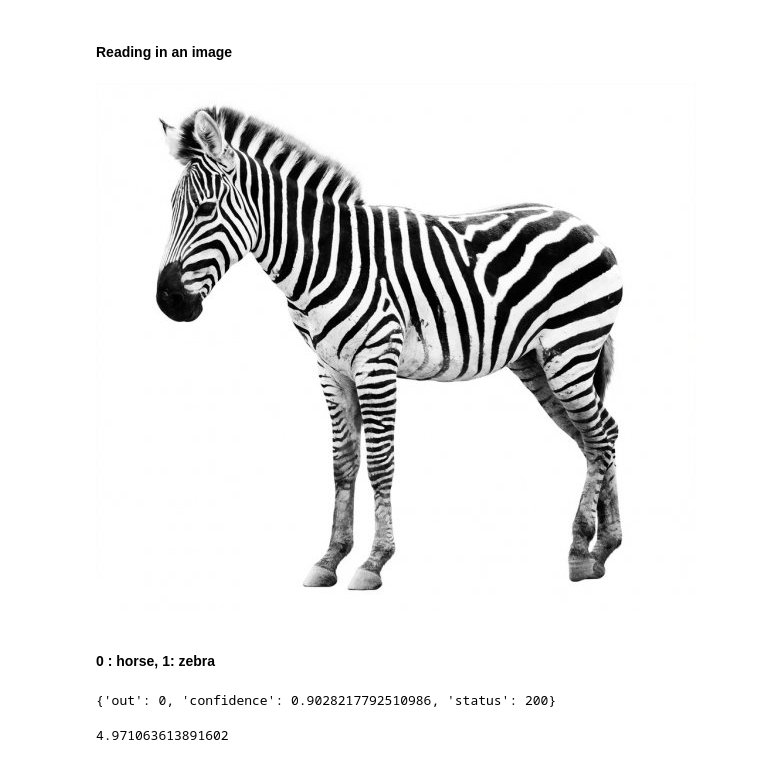
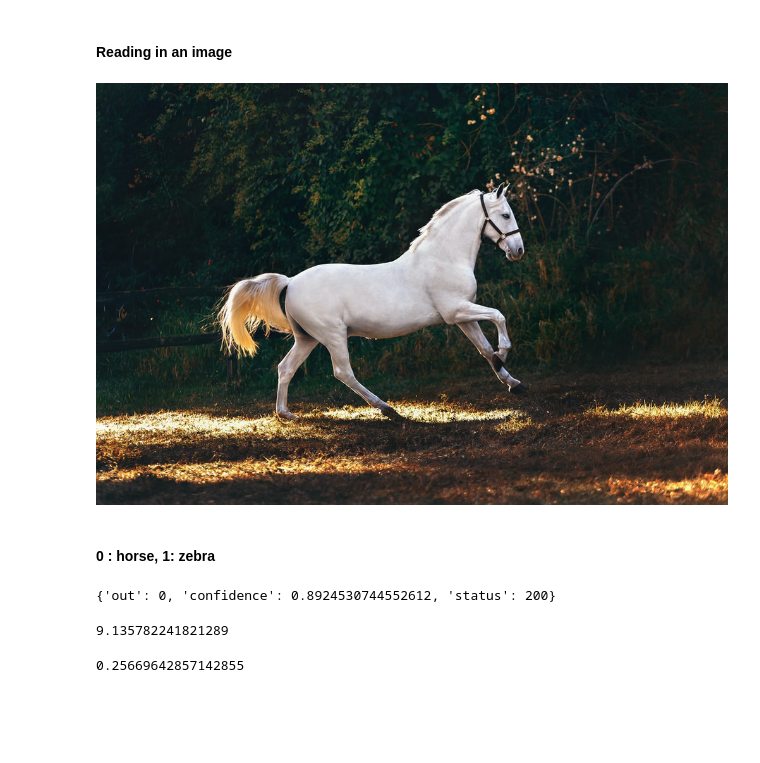
Before and after one commit to kartik4949/AutoDeploy, a Jupyter notebook: notebooks/autodeploy_classification_inference.ipynb, the cells around one changed output. Saved outputs shown, nothing was run; the diff lists cells and outputs as text; code cells hidden in the pictures; blank space fills up the shorter version.

```diff
--- a/notebooks/autodeploy_classification_inference.ipynb
+++ b/notebooks/autodeploy_classification_inference.ipynb
@@ -8,12 +8,12 @@ import matplotlib.pyplot as plt
 # %% [markdown]
 #### Reading in an image
 # %%
-with open("zebra_1.jpg", mode='rb') as f:
+with open("horse_1.jpg", mode='rb') as f:
     im = Image.open(f).convert('RGB')
 
 im
 # %% [output]
-[figure, old version]
+[figure, new version]
 # %% [markdown]
 #### 0 : horse, 1: zebra
 # %%
@@ -24,8 +24,8 @@ data = {
 }
 requests.post(url, json=data).json()
 # %% [output]
-{'out': 0, 'confidence': 0.9028217792510986, 'status': 200}
+{'out': 0, 'confidence': 0.8924530744552612, 'status': 200}
 # %%
 len(str(data))/1024**2
 # %% [output]
-4.971063613891602
+9.135782241821289
@@ -31,0 +43,4 @@ len(str(data))/1024**2
+# %%
+get_brightness(cv2.imread('horse_1.jpg'))
+# %% [output]
+0.25669642857142855
```
Also changed, not shown: parts of 1 cell of this notebook, 1 other file.
